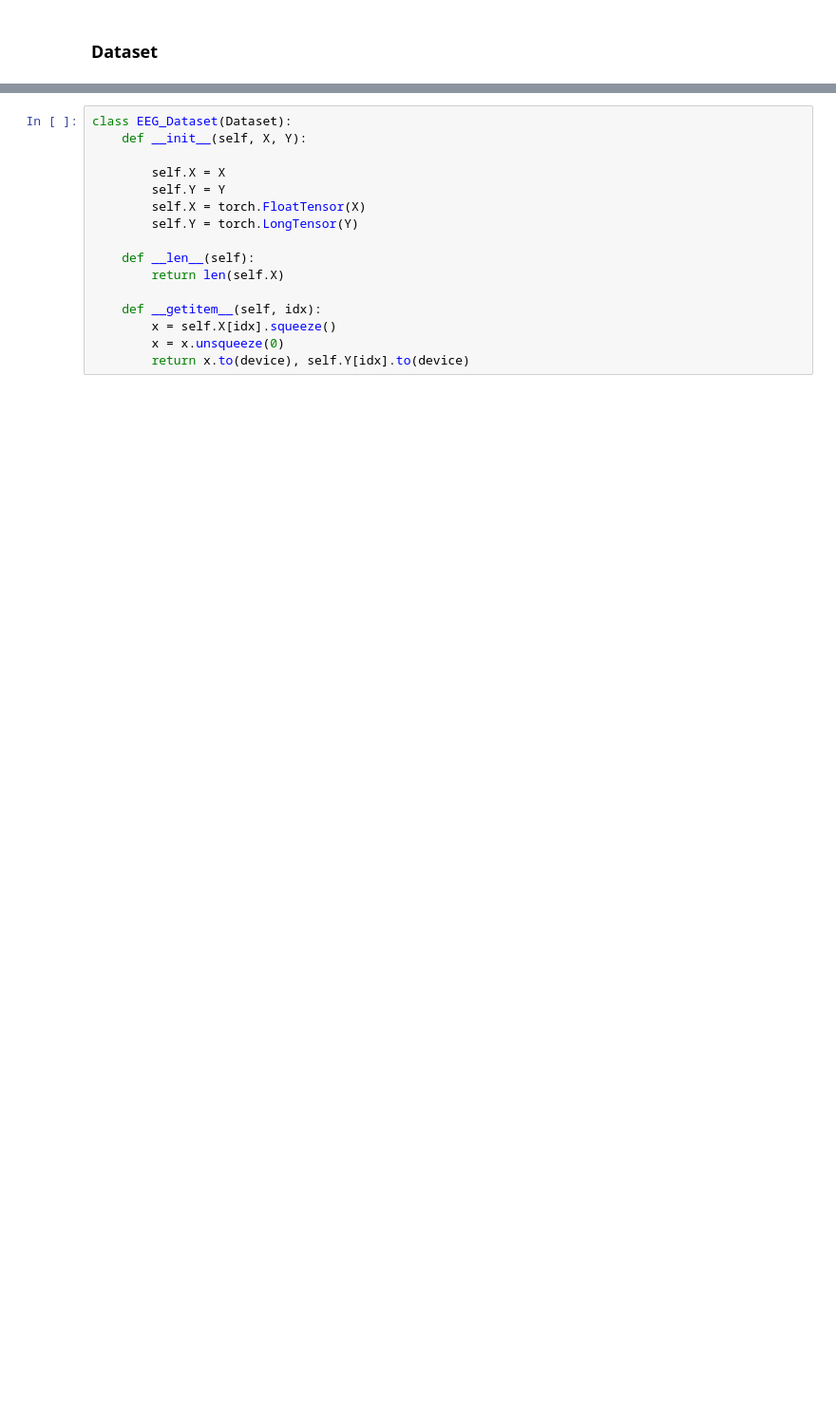
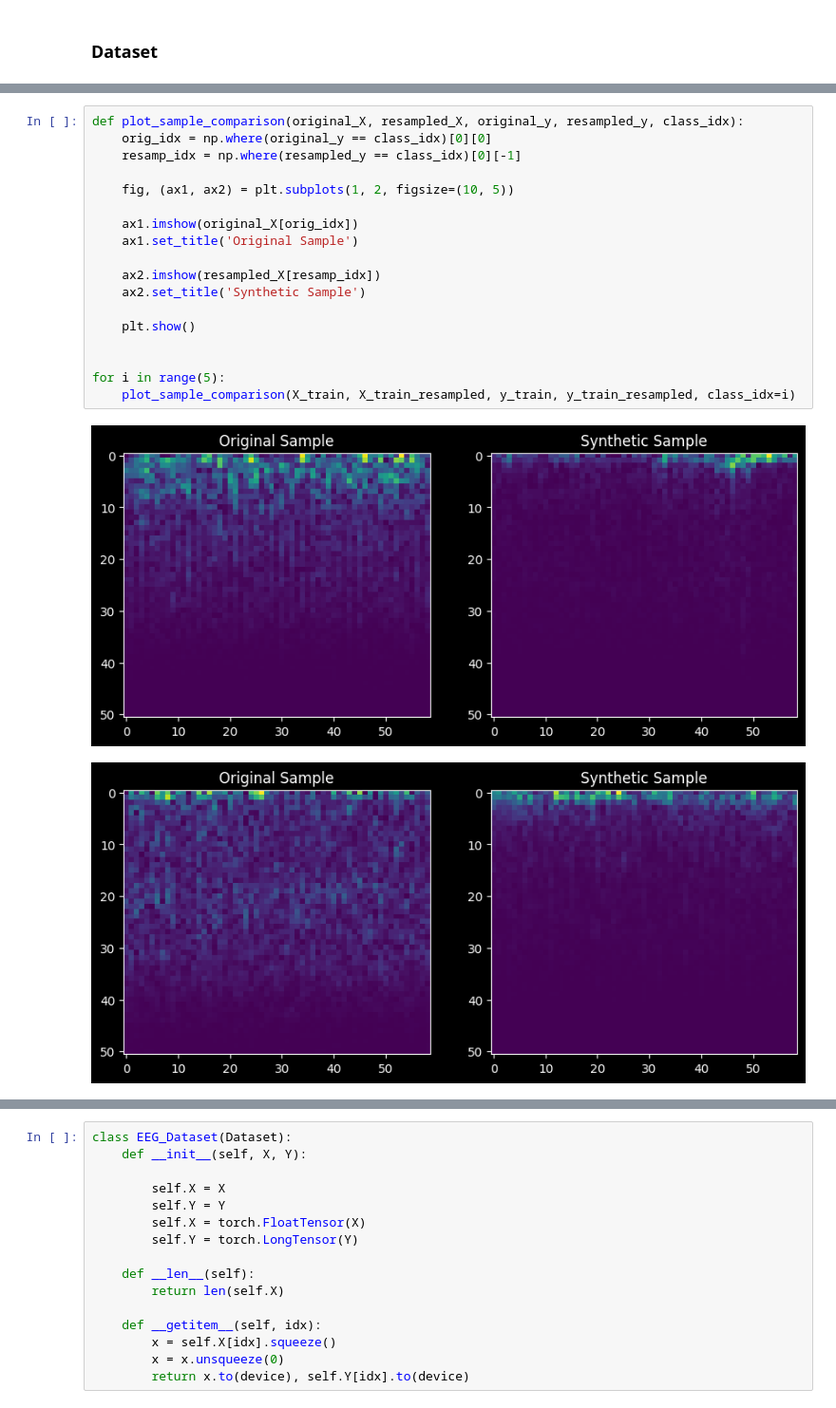
Before and after one commit to ArashAzma/EEG, a Jupyter notebook: task.ipynb, the cells around one changed output, grey strips where cells are left out. Shown at 95% size. Drawn from its saved outputs; the diff is of its cells as text; blank space fills up the shorter version.

```diff
--- a/task.ipynb
+++ b/task.ipynb
@@ -37,0 +81,21 @@ def prepare_data(data_path='EEG_Data', sample_rate = 2):
+# %%
+def plot_sample_comparison(original_X, resampled_X, original_y, resampled_y, class_idx):
+    orig_idx = np.where(original_y == class_idx)[0][0]
+    resamp_idx = np.where(resampled_y == class_idx)[0][-1]
+
+    fig, (ax1, ax2) = plt.subplots(1, 2, figsize=(10, 5))
+
+    ax1.imshow(original_X[orig_idx])
+    ax1.set_title('Original Sample')
+
+    ax2.imshow(resampled_X[resamp_idx])
+    ax2.set_title('Synthetic Sample')
+
+    plt.show()
+
+
+for i in range(5):
+    plot_sample_comparison(X_train, X_train_resampled, y_train, y_train_resampled, class_idx=i)
+# %% [output]
+[figure, added]
+[figure, added]
```
Also changed, not shown: parts of 13 cells of this notebook.
